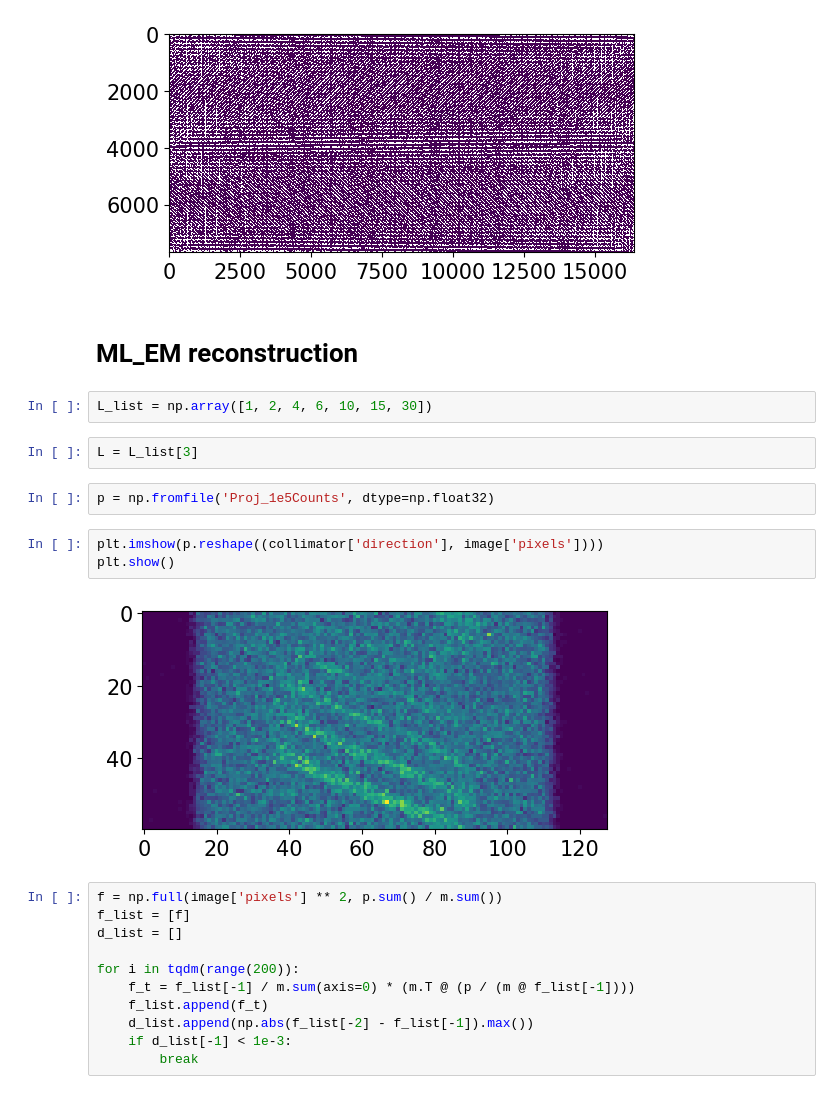
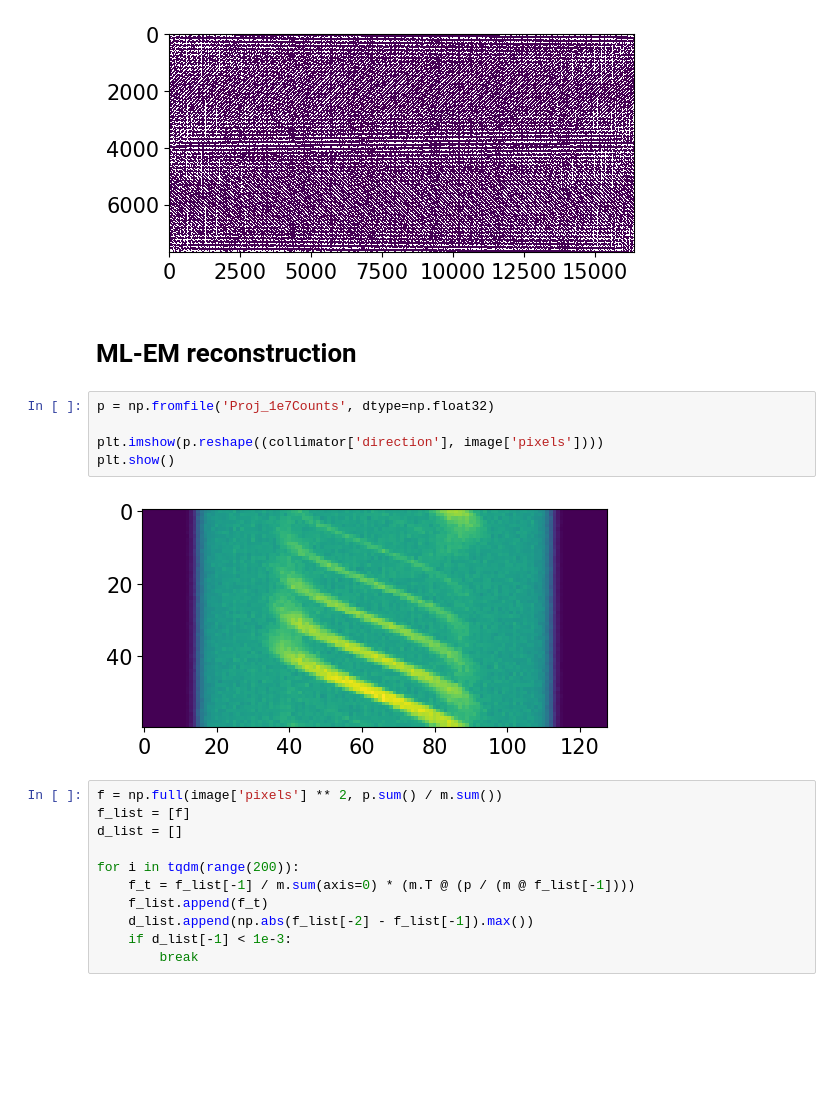
Before and after one commit to dachengx/MedPhys-recon, a Jupyter notebook: model.ipynb, the cells around one changed output. Saved outputs shown, nothing was run; the diff lists cells and outputs as text; blank space fills up the shorter version.

```diff
--- a/model.ipynb
+++ b/model.ipynb
@@ -54,18 +54,14 @@ plt.show()
 # %% [output]
 [figure]
 # %% [markdown]
-# ML_EM reconstruction
+# ML-EM reconstruction
-# %%
-L_list = np.array([1, 2, 4, 6, 10, 15, 30])
-# %%
-L = L_list[3]
-# %%
-p = np.fromfile('Proj_1e5Counts', dtype=np.float32)
 # %%
+p = np.fromfile('Proj_1e7Counts', dtype=np.float32)
+
 plt.imshow(p.reshape((collimator['direction'], image['pixels'])))
 plt.show()
 # %% [output]
-[figure, old version]
+[figure, new version]
 # %%
 f = np.full(image['pixels'] ** 2, p.sum() / m.sum())
 f_list = [f]
```
Also changed, not shown: parts of 8 cells of this notebook.
